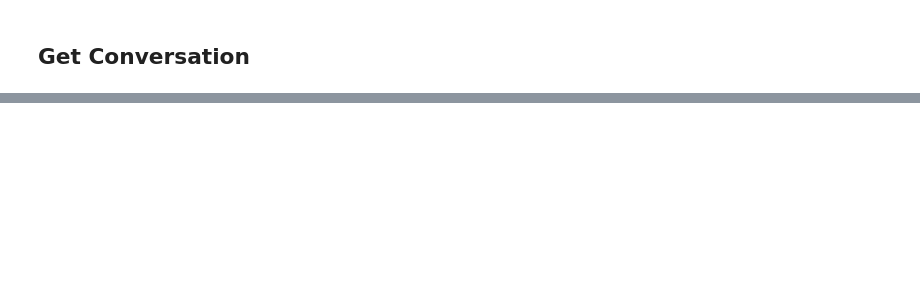
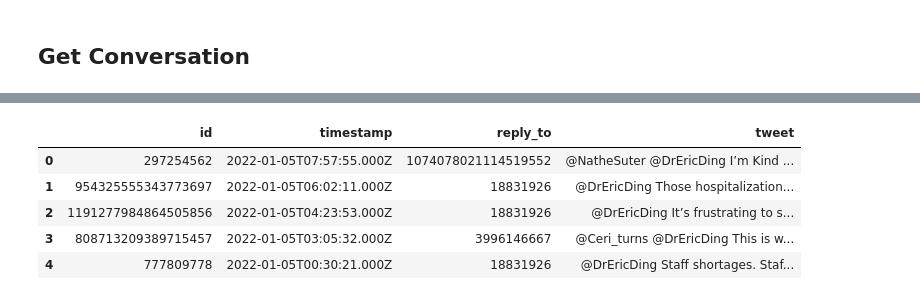
Before and after one commit to Confirmation-Bias-Analyser/Data-Collection, a Jupyter notebook: Twitter Data Collection.ipynb, the cells around one changed output, grey strips where cells are left out. Saved outputs shown, nothing was run; the diff lists cells and outputs as text; code cells hidden in the pictures; blank space fills up the shorter version.

```diff
--- a/Twitter Data Collection.ipynb
+++ b/Twitter Data Collection.ipynb
@@ -194,4 +204,14 @@ In reply to: 4151707301
 # %%
 df = pd.DataFrame.from_dict(result)
+df['id'] = df['id'].astype(str)
+df['reply_to'] = df['reply_to'].astype(str)
+df.to_csv('Datasets/sample_tweet_conversation.csv')
+
 df.head()
-df.to_csv('Datasets/sample_tweet_conversation.csv')
+# %% [output]
+|  | id | timestamp | reply_to | tweet |
+| 0 | 297254562 | 2022-01-05T07:57:55.000Z | 1074078021114519552 | @NatheSuter @DrEricDing I’m Kind ... |
+| 1 | 954325555343773697 | 2022-01-05T06:02:11.000Z | 18831926 | @DrEricDing Those hospitalization... |
+| 2 | 1191277984864505856 | 2022-01-05T04:23:53.000Z | 18831926 | @DrEricDing It’s frustrating to s... |
+| 3 | 808713209389715457 | 2022-01-05T03:05:32.000Z | 3996146667 | @Ceri_turns @DrEricDing This is w... |
+| 4 | 777809778 | 2022-01-05T00:30:21.000Z | 18831926 | @DrEricDing Staff shortages. Staf... |
```
Also changed, not shown: parts of 6 cells of this notebook, 1 other file.
